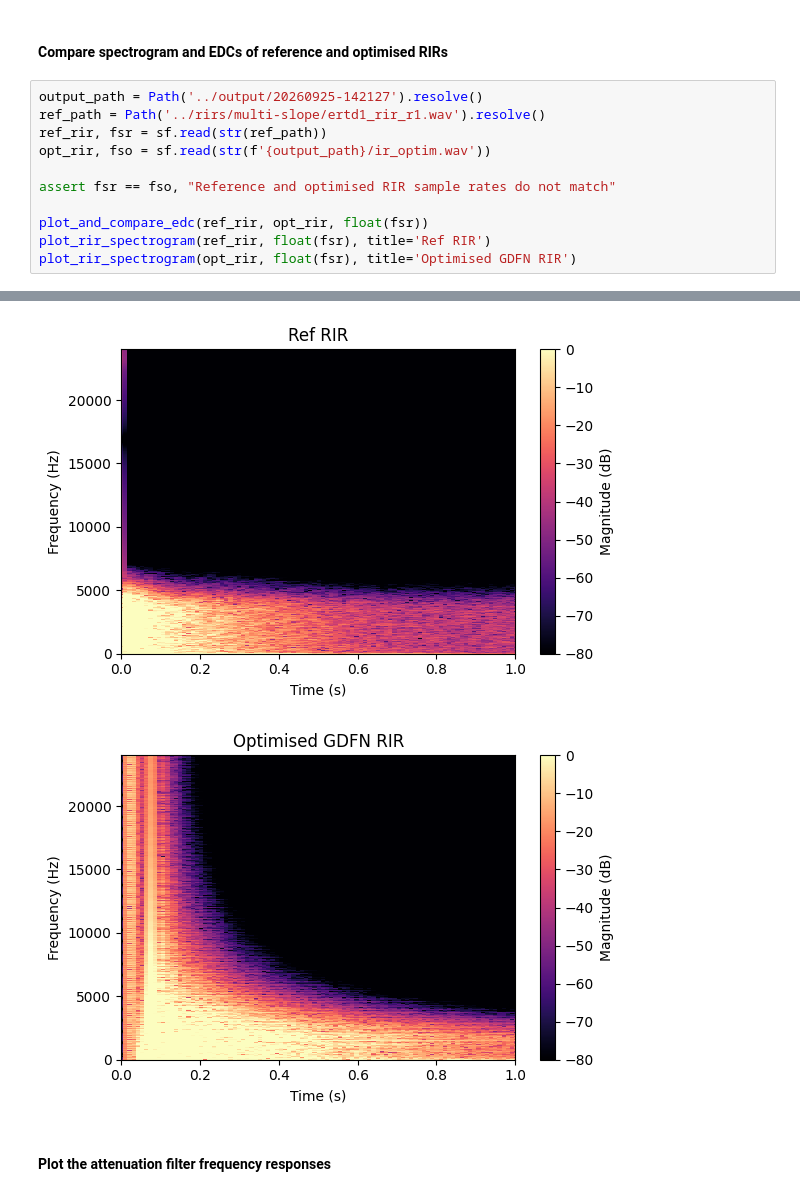
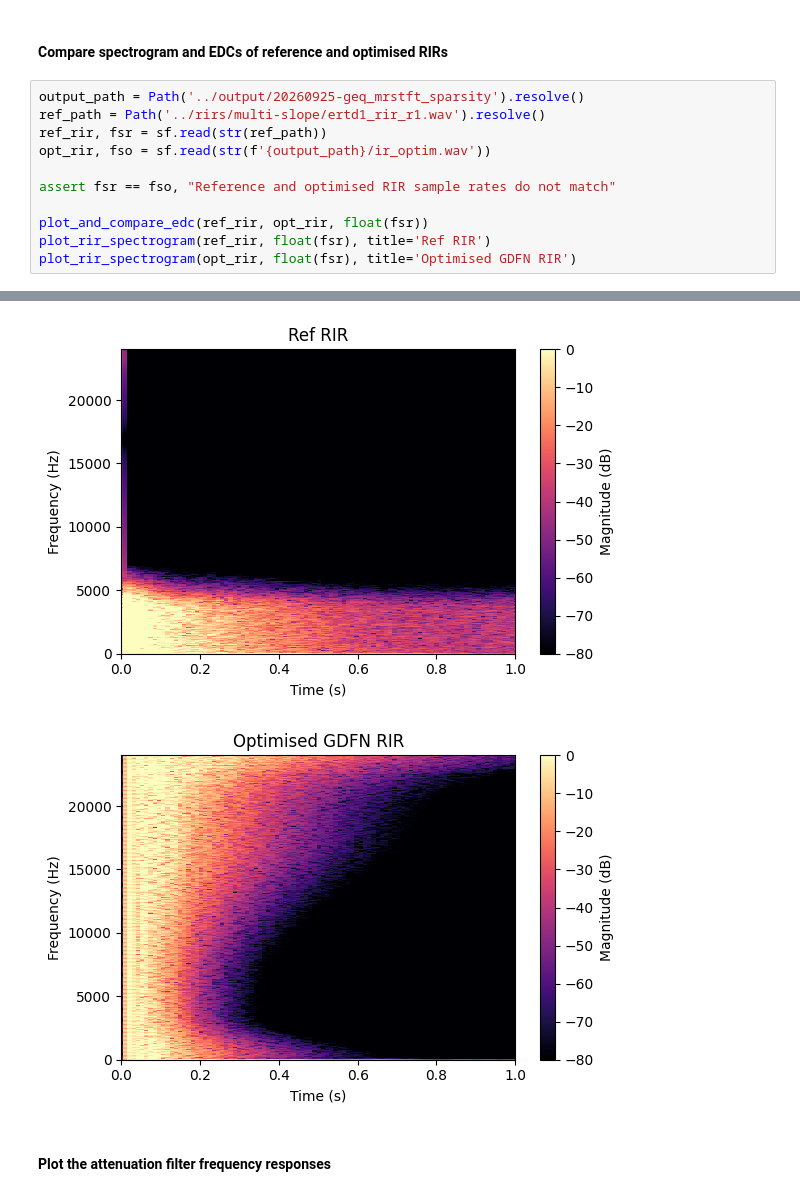
Before and after one commit to orchidas/flamo, a Jupyter notebook: notebooks/e8_gfdn.ipynb, the cells around one changed output, grey strips where cells are left out. Saved outputs shown, nothing was run; the diff lists cells and outputs as text.

```diff
--- a/notebooks/e8_gfdn.ipynb
+++ b/notebooks/e8_gfdn.ipynb
@@ -245,7 +239,7 @@ def plot_gfdn_peq_group_responses(attenuation, fs: float, n_groups=None):
 # %% [markdown]
 #### Compare spectrogram and EDCs of reference and optimised RIRs
 # %%
-output_path = Path('../output/20260925-142127').resolve()
+output_path = Path('../output/20260925-geq_mrstft_sparsity').resolve()
 ref_path = Path('../rirs/multi-slope/ertd1_rir_r1.wav').resolve()
 ref_rir, fsr = sf.read(str(ref_path))
 opt_rir, fso = sf.read(str(f'{output_path}/ir_optim.wav'))
@@ -260,5 +254,5 @@ plot_rir_spectrogram(opt_rir, float(fsr), title='Optimised GDFN RIR')
 [figure]
-[figure, old version]
+[figure, new version]
 # %% [markdown]
 #### Plot the attenuation filter frequency responses
 # %%
```
Also changed, not shown: parts of 4 cells of this notebook, 2 other files.
